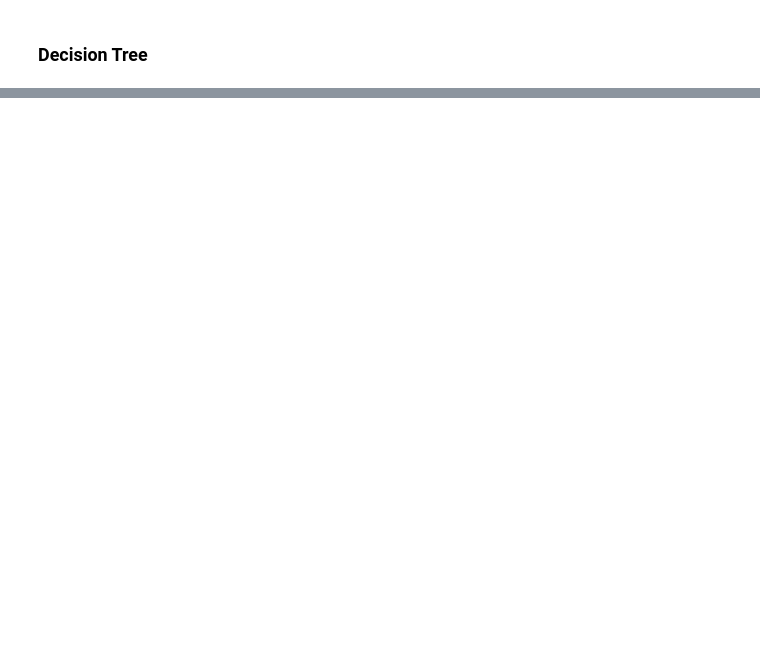
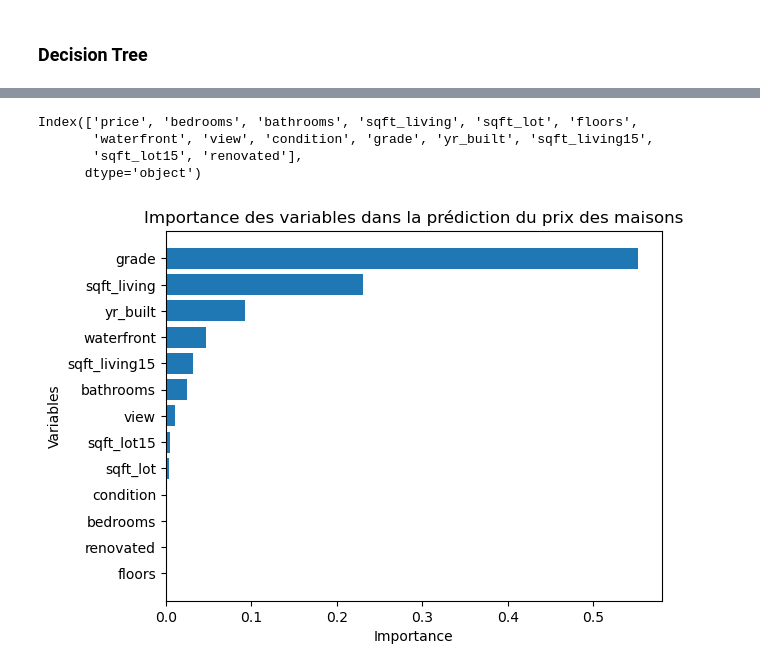
Before and after one commit to Enam88/apartment-hunter, a Jupyter notebook: house_price.ipynb, the cells around one changed output, grey strips where cells are left out. Saved outputs shown, nothing was run; the diff lists cells and outputs as text; code cells hidden in the pictures; blank space fills up the shorter version.

```diff
--- a/house_price.ipynb
+++ b/house_price.ipynb
@@ -325,3 +278,25 @@ Profondeur optimale : 11
+# %%
+df_house.columns
+# %% [output]
+Index(['price', 'bedrooms', 'bathrooms', 'sqft_living', 'sqft_lot', 'floors',
+       'waterfront', 'view', 'condition', 'grade', 'yr_built', 'sqft_living15',
+       'sqft_lot15', 'renovated'],
+      dtype='object')
+# %%
+# Affichage de l'importance des variables
+
+column_names = ['bedrooms', 'bathrooms', 'sqft_living', 'sqft_lot', 'floors',
+       'waterfront', 'view', 'condition', 'grade', 'yr_built', 'sqft_living15',
+       'sqft_lot15', 'renovated']
+importances = pd.Series(regressor_optimal.feature_importances_, index=column_names)
+importances_sorted = importances.sort_values()
+plt.barh(importances_sorted.index, importances_sorted)
+plt.title('Importance des variables dans la prédiction du prix des maisons')
+plt.xlabel('Importance')
+plt.ylabel('Variables')
+plt.show()
+# %% [output]
+[figure, added]
 # %%
 from sklearn.metrics import mean_absolute_error, r2_score
 
```
Also changed, not shown: parts of 22 cells of this notebook.
